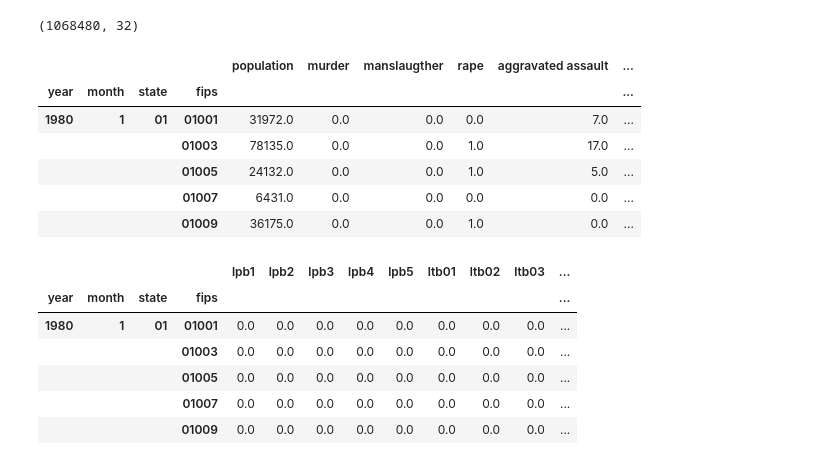
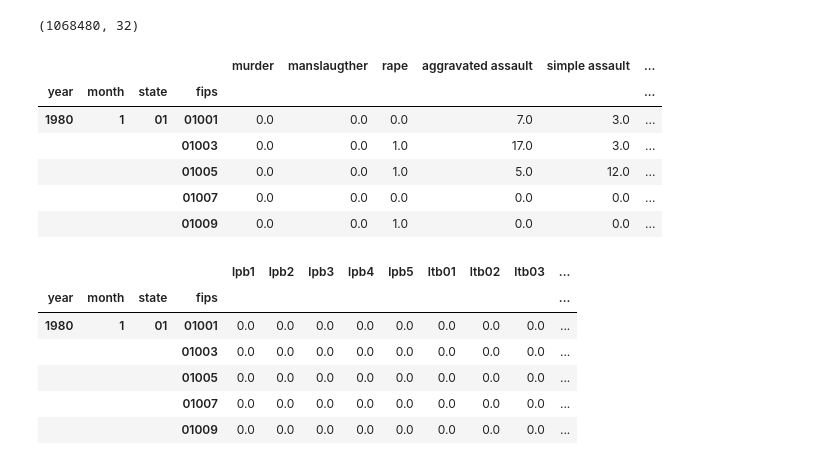
Before and after one commit to databasedav/crime-and-climate-change-reproduction, a Jupyter notebook: regression.ipynb, the cells around one changed output. Drawn from its saved outputs; the diff is of its cells as text; code cells hidden in the pictures.

```diff
--- a/regression.ipynb
+++ b/regression.ipynb
@@ -329,16 +325,18 @@ weather_df.shape
 # %%
 with open('pickles/all_crime_df.pkl', 'rb') as file:
     all_crime_df = pickle.load(file)
-# %%
-all_crime_df.head()
-# %% [output]
-|  |  |  |  | population | murder | manslaugther | rape | aggravated assault | ... |
-| year | month | state | fips |  |  |  |  |  | ... |
-| 1980 | 1 | 01 | 01001 | 31972.0 | 0.0 | 0.0 | 0.0 | 7.0 | ... |
-|  |  |  | 01003 | 78135.0 | 0.0 | 0.0 | 1.0 | 17.0 | ... |
-|  |  |  | 01005 | 24132.0 | 0.0 | 0.0 | 1.0 | 5.0 | ... |
-|  |  |  | 01007 | 6431.0 | 0.0 | 0.0 | 0.0 | 0.0 | ... |
-|  |  |  | 01009 | 36175.0 | 0.0 | 0.0 | 1.0 | 0.0 | ... |
+# %%
+# remove population column
+all_crime_df.drop(columns='population', inplace=True)
+all_crime_df.head()
+# %% [output]
+|  |  |  |  | murder | manslaugther | rape | aggravated assault | simple assault | ... |
+| year | month | state | fips |  |  |  |  |  | ... |
+| 1980 | 1 | 01 | 01001 | 0.0 | 0.0 | 0.0 | 7.0 | 3.0 | ... |
+|  |  |  | 01003 | 0.0 | 0.0 | 1.0 | 17.0 | 3.0 | ... |
+|  |  |  | 01005 | 0.0 | 0.0 | 1.0 | 5.0 | 12.0 | ... |
+|  |  |  | 01007 | 0.0 | 0.0 | 0.0 | 0.0 | 0.0 | ... |
+|  |  |  | 01009 | 0.0 | 0.0 | 1.0 | 0.0 | 0.0 | ... |
 # %%
 # includes population
 crime_cols = all_crime_df.columns
```
Also changed, not shown: parts of 17 cells of this notebook, 1 other file.
